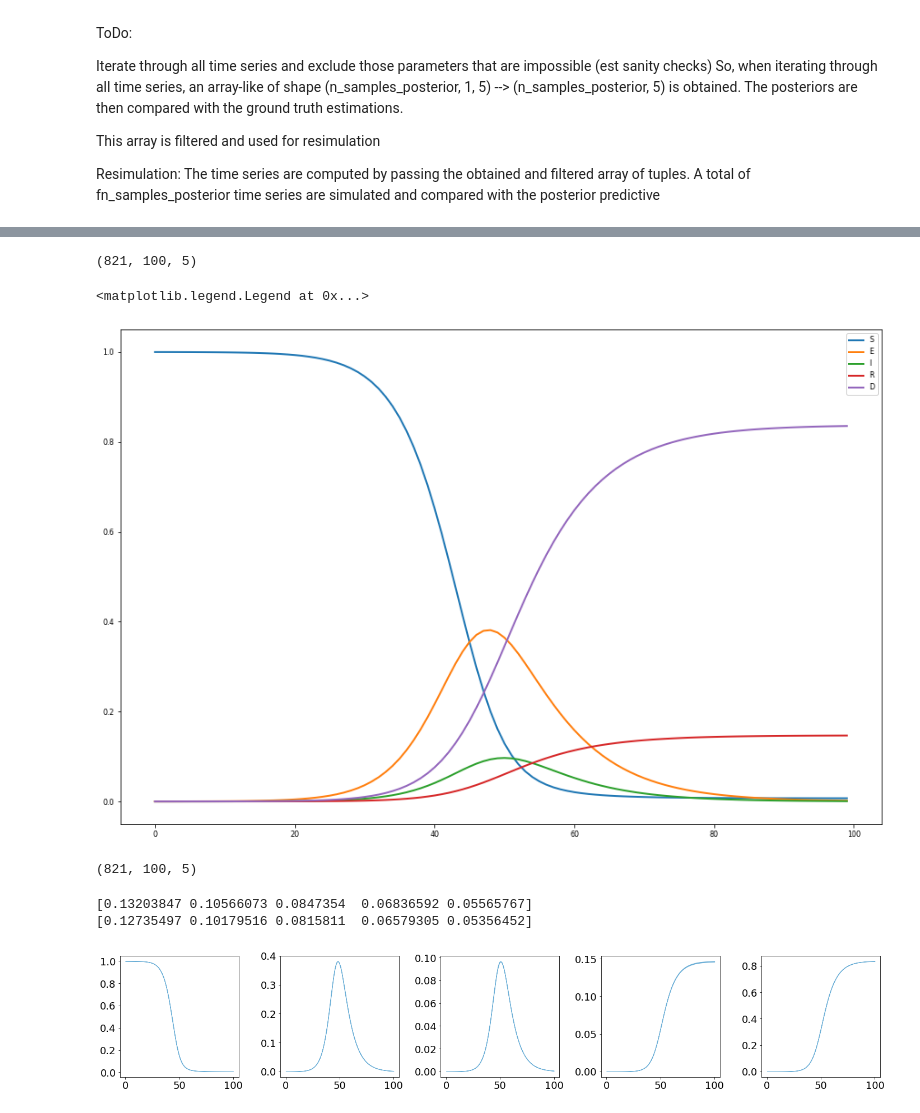
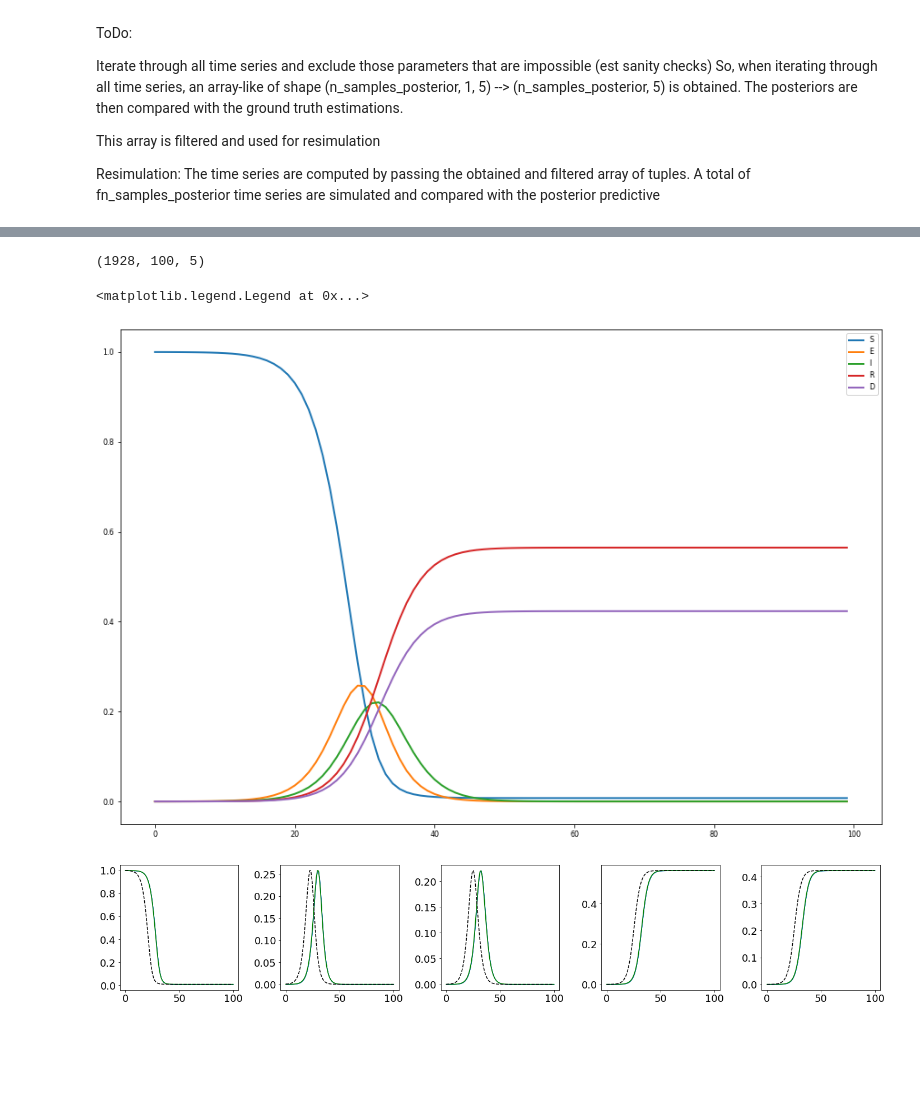
Before and after one commit to juan190199/InfectiousDiseases, a Jupyter notebook: InfectiousDisease/bayes_flow.ipynb, the cells around one changed output, grey strips where cells are left out. Drawn from its saved outputs; the diff is of its cells as text; code cells hidden in the pictures; blank space fills up the shorter version.

Commit message:
~// Plot of posterior predictive comparison

```diff
--- a/InfectiousDisease/bayes_flow.ipynb
+++ b/InfectiousDisease/bayes_flow.ipynb
@@ -222,4 +223,4 @@ x_test.shape
 # %%
 sel_theta_samples = theta_samples[:, sel_idx, :].squeeze()
 sel_theta_test = theta_test[sel_idx, :].squeeze()
-sel_x_test = x_test[sel_idx, :].squeeze()
+sel_x_test = x_test[sel_idx, :].squeeze().reshape(-1, 5)
@@ -242,15 +239,10 @@ print(fsel_theta_samples.shape)
 # Comparison with ground truth parameters
 # For each parameter compute NRMSE and R^2 score
 nrmses = []
-r2s = []
 for i in range(5):
     # Compute NRMSE
     rmse = np.sqrt(np.mean((fsel_theta_samples[:, i] - sel_theta_test[i]) ** 2))
     nrmse = rmse / (sel_theta_test[i])
     nrmses.append(nrmse)
-    # There is some bug when computing R2
-    # Compute R2
-    r2 = r2_score(np.tile(sel_theta_test[i], (fsel_theta_samples.shape[0], 1)), fsel_theta_samples[:, i])
-    r2s.append(r2)
 # %%
 print(nrmses)
@@ -280,7 +270,7 @@ for i in range(fsel_theta_samples.shape[0]):
 labels = ['S', 'E', 'I', 'R', 'D']
 ts.shape
 # %% [output]
-(821, 100, 5)
+(1928, 100, 5)
 # %%
 # Plot time series
 f, ax = plt.subplots(1, 1, figsize=(15, 10))
@@ -290,19 +280,10 @@ for i in range(5):
 plt.legend()
 # %% [output]
 <matplotlib.legend.Legend at 0x...>
-[figure, old version]
+[figure, new version]
-# %%
-sel_x_test = sel_x_test.reshape(-1, 5)
-# %%
-sel_x_test.shape
-ts.shape
-# %% [output]
-(821, 100, 5)
 # %%
 # Plot posterior predictive comparison of n random samples
 cmap = cm.Blues
-plot_ppc(t, ts, labels, ci=cmap)
+plot_ppc(t, ts, labels, sel_x_test, cmedian='green', ci=cmap)
 # %% [output]
-[0.13203847 0.10566073 0.0847354  0.06836592 0.05565767]
-[0.12735497 0.10179516 0.0815811  0.06579305 0.05356452]
-[figure, old version]
+[figure, new version]
```
Also changed, not shown: parts of 10 cells of this notebook.
